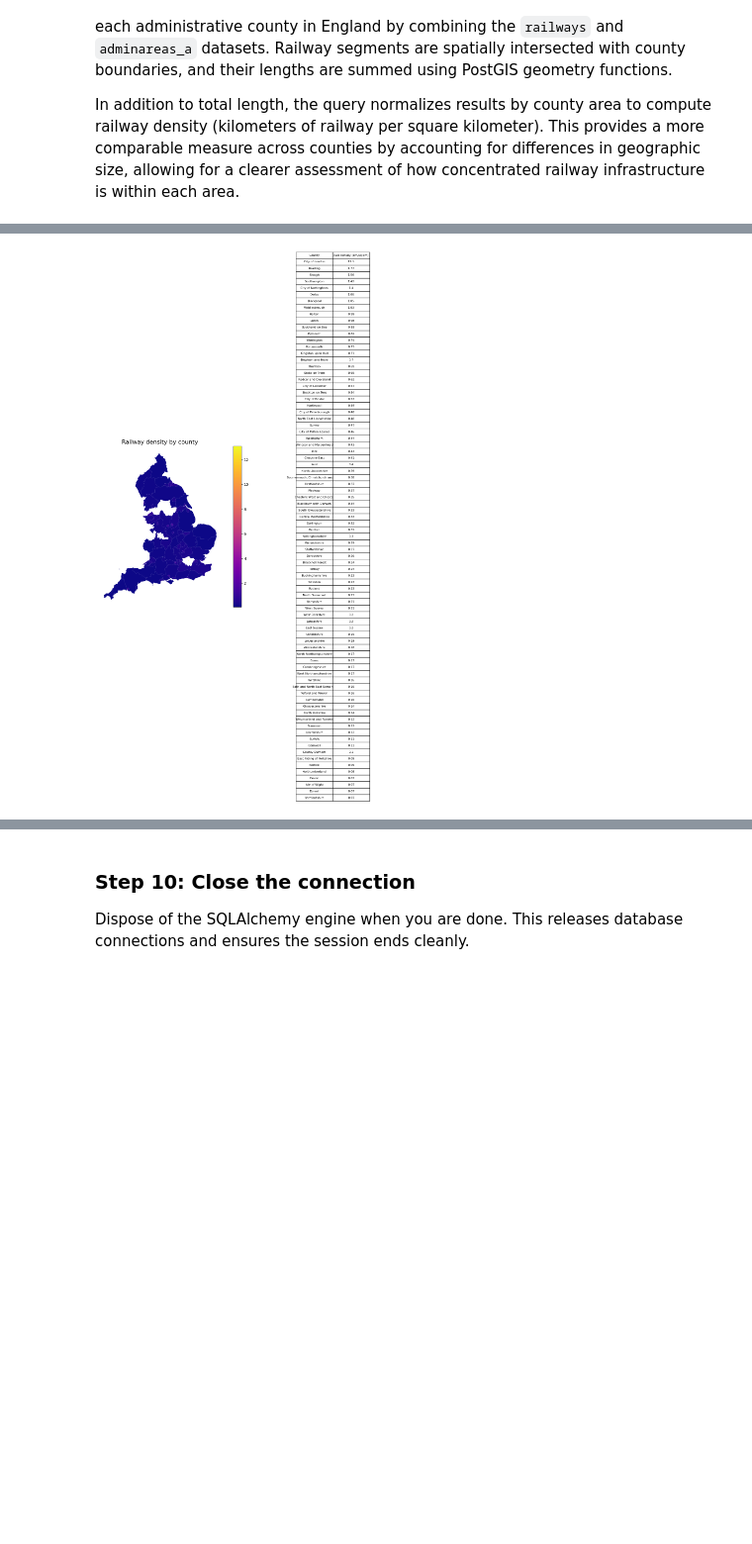
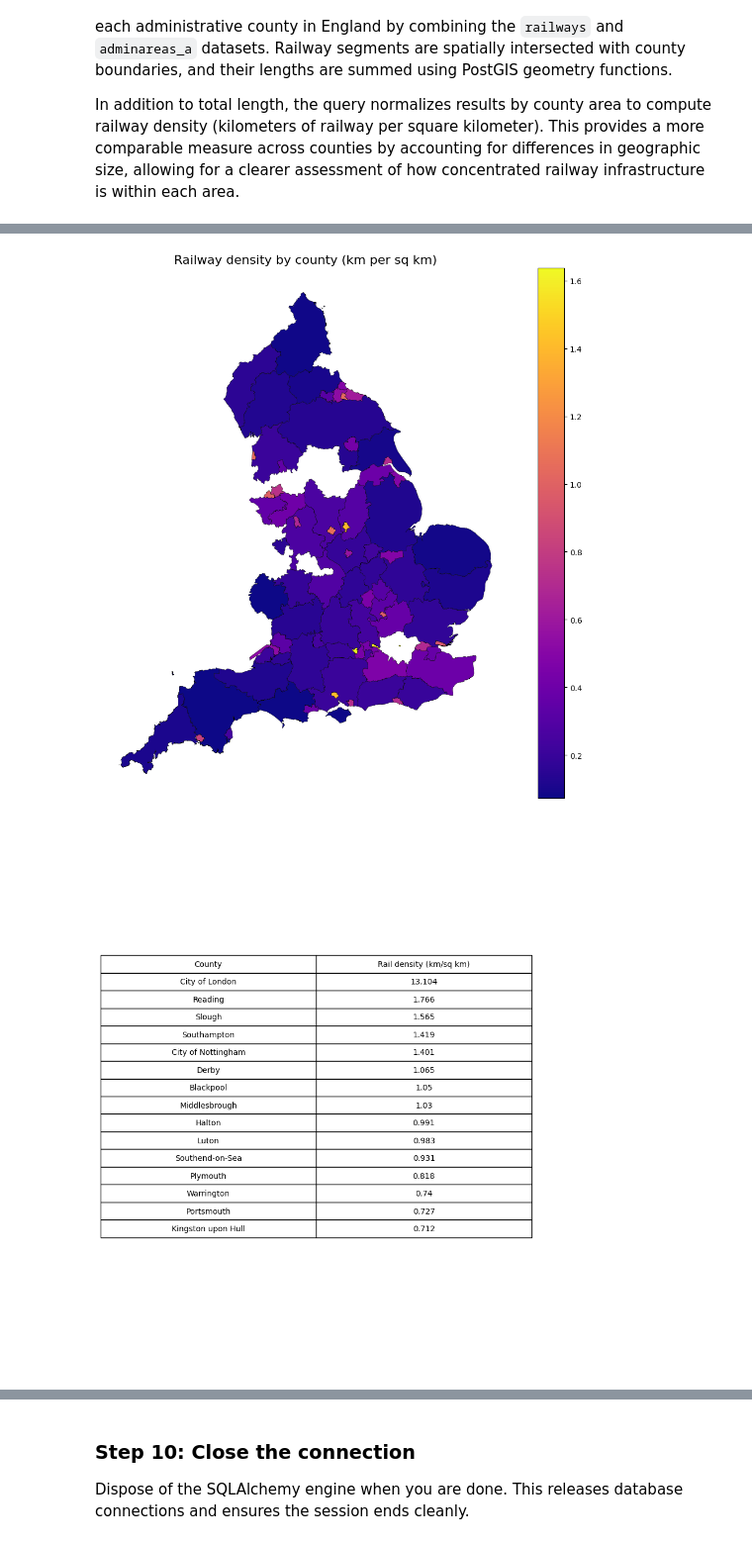
Before and after one commit to kalishaweidemann/gist604b-osm-postgis-sp26, a Jupyter notebook: notebooks/osm_postgis_england.ipynb, the cells around one changed output, grey strips where cells are left out. Shown at 99% size. Cells and saved outputs as stored; diff of their text form; code cells hidden in the pictures; blank space fills up the shorter version.

```diff
--- a/notebooks/osm_postgis_england.ipynb
+++ b/notebooks/osm_postgis_england.ipynb
@@ -310,48 +313,62 @@ The output provides a comparative view of how railway infrastructure is distribu
 # %%
-viz_column = "rail_density_sqkm"
+viz_column = "rail_density_km_per_sq_km"
 
-# Select columns for the table
+# Quantile-based color scaling (to handle the City of London county outlier)
+vmin = query_2_results[viz_column].quantile(0.02)
+vmax = query_2_results[viz_column].quantile(0.98)
+
+# Display top 15 county results in the table (saving space)
 table_df = (
     query_2_results[["county_name", viz_column]]
     .sort_values(viz_column, ascending=False)
+    .head(15)
     .copy()
 )
 
-table_df[viz_column] = table_df[viz_column].round(2)
+# Round values 3 places
+table_df[viz_column] = table_df[viz_column].round(3)
 
-fig, (ax_map, ax_table) = plt.subplots(
-    1, 2,
-    figsize=(16, 8),
-    gridspec_kw={"width_ratios": [3, 1]}
-)
+# Wrap long county names
+table_df["county_name"] = table_df["county_name"].str.wrap(18)
 
-# Map
+# Create map
+fig, ax_map = plt.subplots(figsize=(10, 10))
+
 query_2_results.plot(
     column=viz_column,
     legend=True,
-    ax=ax_map,
-    vmin=query_2_results[viz_column].min(),
-    vmax=query_2_results[viz_column].max(),
-    cmap="plasma"
+    vmin=vmin,
+    vmax=vmax,
+    cmap="plasma",
+    edgecolor="black",
+    linewidth=0.3,
+    ax=ax_map
 )
 
-ax_map.set_title("Railway density by county", fontsize=16)
+ax_map.set_title("Railway density by county (km per sq km)", fontsize=16)
 ax_map.set_axis_off()
 
-# Table
+plt.tight_layout()
+plt.show()
+
+# Display tabular data below the map
+fig_table, ax_table = plt.subplots(figsize=(8, 10))
+
 ax_table.axis("off")
+
 tbl = ax_table.table(
     cellText=table_df.values,
     colLabels=["County", "Rail density (km/sq km)"],
     loc="center",
     cellLoc="center"
 )
 
 tbl.auto_set_font_size(False)
-tbl.set_fontsize(8)
+tbl.set_fontsize(10)
 tbl.scale(1, 1.5)
 
 plt.tight_layout()
 plt.show()
 # %% [output]
-[figure, old version]
+[figure, new version]
+[figure, added]
```
Also changed, not shown: parts of 16 cells of this notebook.
